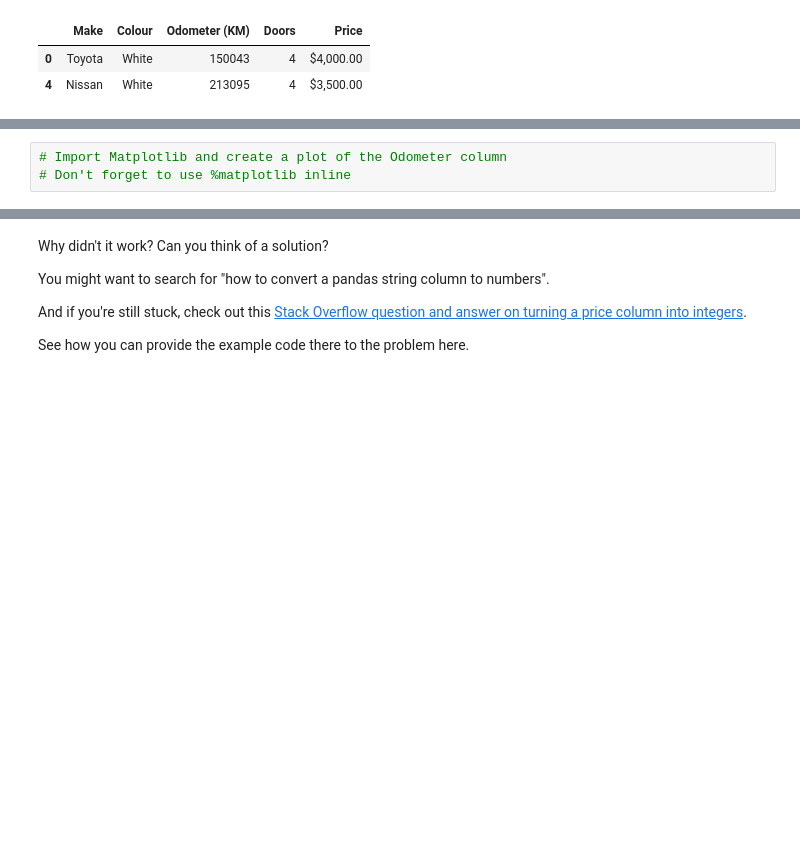
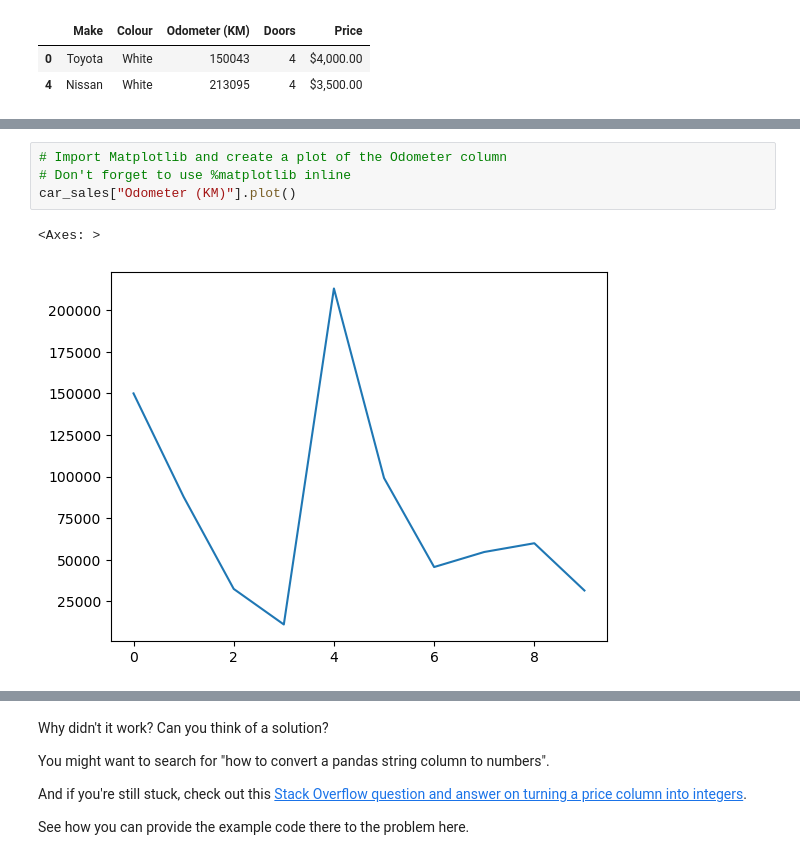
Before and after one commit to sserges/sample_project, a Jupyter notebook: pandas-exercises.ipynb, the cells around one changed output, grey strips where cells are left out. Saved outputs shown, nothing was run; the diff lists cells and outputs as text; blank space fills up the shorter version.

```diff
--- a/pandas-exercises.ipynb
+++ b/pandas-exercises.ipynb
@@ -215,5 +231,9 @@ car_sales[car_sales["Odometer (KM)"] > 100000]
 # %%
 # Import Matplotlib and create a plot of the Odometer column
 # Don't forget to use %matplotlib inline
+car_sales["Odometer (KM)"].plot()
+# %% [output]
+<Axes: >
+[figure, added]
 # %%
 # Create a histogram of the Odometer column using hist()
```
Also changed, not shown: parts of 6 cells of this notebook, 1 other file.
